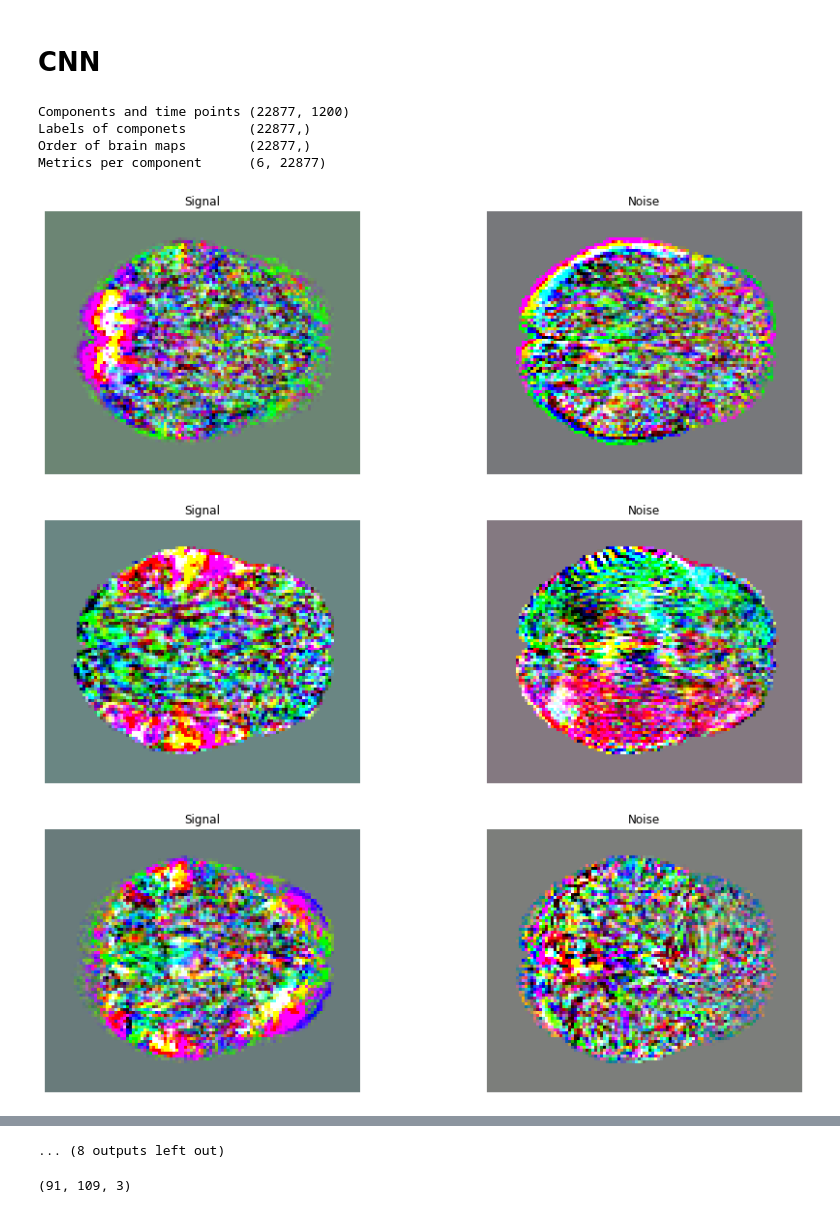
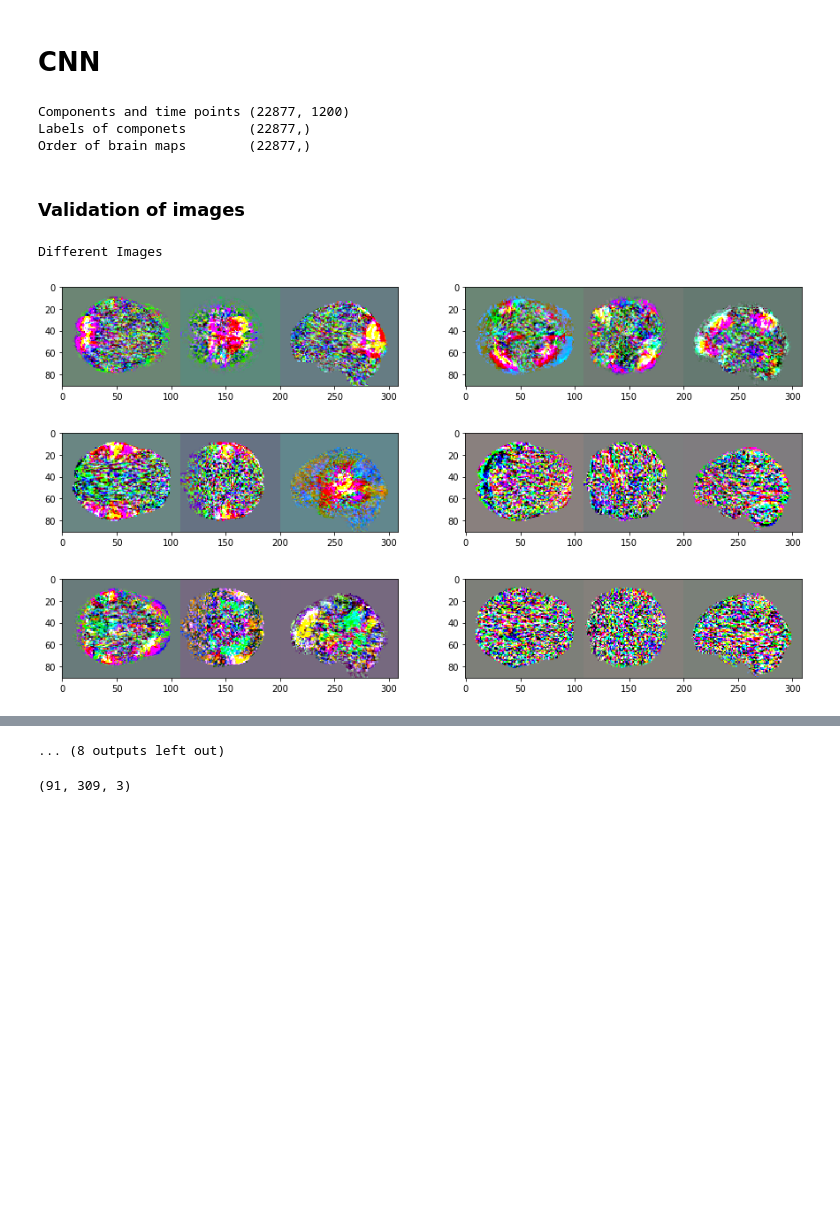
Before and after one commit to LxMera/Deep-Learning---denoising-rs-fMRI, a Jupyter notebook: PCA_CNN.ipynb, the cells around one changed output, grey strips where cells are left out. Cells and saved outputs as stored; diff of their text form; code cells hidden in the pictures; blank space fills up the shorter version.

```diff
--- a/PCA_CNN.ipynb
+++ b/PCA_CNN.ipynb
@@ -161,29 +105,57 @@ Precision =  97.4384753245618 %
 print('Components and time points', np.shape(Data))
 print('Labels of componets       ', np.shape(Labe))
 print('Order of brain maps       ', np.shape(Orde))
-print('Metrics per component     ', np.shape(metrics))
 # %% [output]
 Components and time points (22877, 1200)
 Labels of componets        (22877,)
 Order of brain maps        (22877,)
-Metrics per component      (6, 22877)
 # %%
 Signal=np.array(np.where(Labe==1))[0]
+# %% [markdown]
+### Validation of images
+# %%
+tax=300
+cont=0
+
+files=np.sort(glob.glob('HCP_hp2000/*.png'))
+ima=cv2.imread(files[0],0)[:,:109]
+siz=(np.shape(ima)[0])*np.shape(ima)[1]
+ind = np.random.permutation(np.shape(files)[0])
+files=files[ind]
+files=files[:tax]
+
+for i in range(tax):
+  name=files[i]
+  #print(name)
+  ima=cv2.imread(name,0)[:,:109]
+  for j in range(tax):
+    name2=files[j]
+    ima2=cv2.imread(name2,0)[:,:109]
+    sumx=np.sum(ima==ima2)
+    if sumx==siz:
+      #print('Here's one')
+      cont=cont+1
+
+if cont==tax:
+  print('Different Images')
+else:
+  print('There are equal images')
+# %% [output]
+Different Images
 # %%
 for j in range(20):
-  ima1=cv2.imread(Orde[Signal[20+j]].strip())[:,:109,:]
-  ima2=cv2.imread(Orde[20+j].strip())[:,:109,:]
+  ima1=cv2.imread(Orde[Signal[20+j]].strip())#[:,:109,:]
+  ima2=cv2.imread(files[j].strip())#[:,:109,:]
+
+  #ima1=cv2.medianBlur(ima1, 7)
+  #ima2=cv2.medianBlur(ima2, 7)
 
   plt.figure(figsize=(15,5))
   plt.subplot(1,2,1)
   plt.imshow(ima1)
-  plt.title('Signal')
-  plt.axis('off')
   plt.subplot(1,2,2)
   plt.imshow(ima2)
-  plt.title('Noise')
-  plt.axis('off')
 # %% [output]
-[figure, old version]
+[figure, new version]
-[figure, old version]
+[figure, new version]
-[figure, old version]
+[figure, new version]
@@ -199,10 +171,10 @@ for j in range(20):
 ... (8 outputs left out)
 # %%
 IMG_HEIGHT, IMG_WIDTH, IMG_CHANNELS=np.shape(ima1)
-#IMG_WIDTH=109
+nb_classes=2
 print(np.shape(ima1))
 # %% [output]
-(91, 109, 3)
+(91, 309, 3)
 # %%
 M_train = np.zeros((len(TRAIN_PATH), IMG_HEIGHT, IMG_WIDTH, 3), dtype=np.uint8)
 for n in range(len(TRAIN_PATH)):
```
Also changed, not shown: parts of 15 cells of this notebook.
